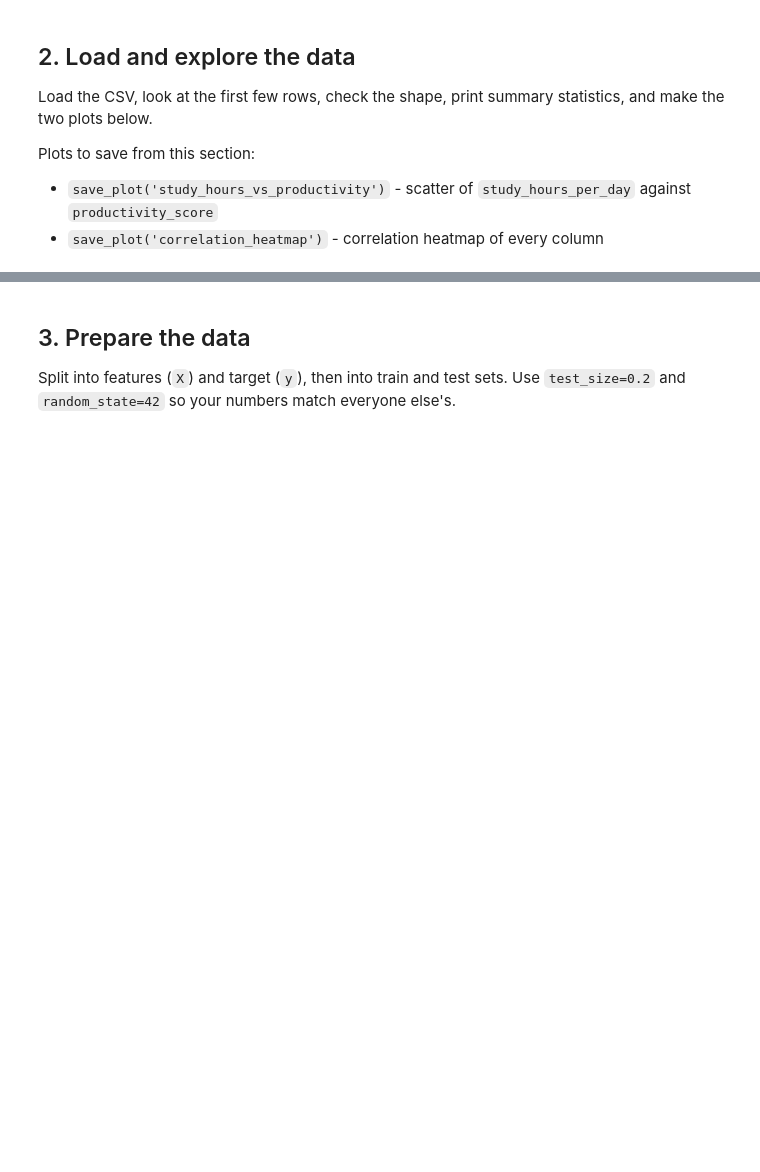
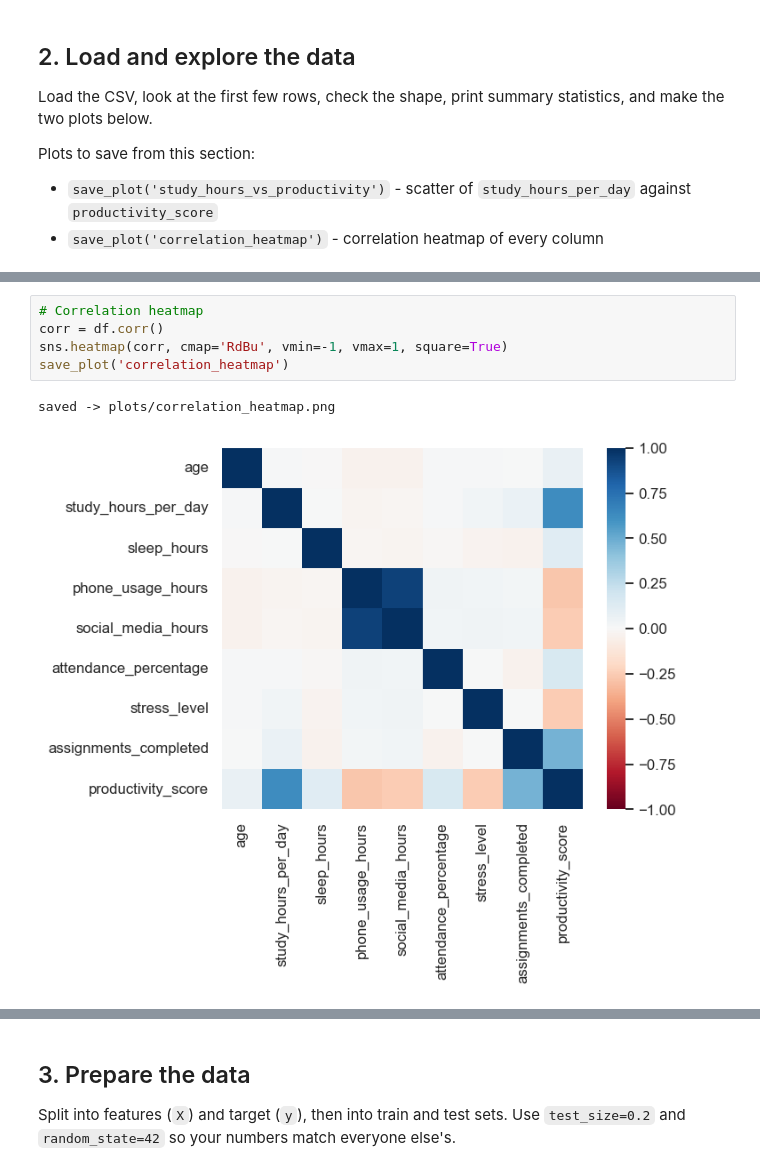
Before and after one commit to melonfruitsxoxo/scale-induction, a Jupyter notebook: starter.ipynb, the cells around one changed output, grey strips where cells are left out. Cells and saved outputs as stored; diff of their text form; blank space fills up the shorter version.

```diff
--- a/starter.ipynb
+++ b/starter.ipynb
@@ -96,0 +135,8 @@ save_plot('correlation_heatmap')
+# %%
+# Correlation heatmap
+corr = df.corr()
+sns.heatmap(corr, cmap='RdBu', vmin=-1, vmax=1, square=True)
+save_plot('correlation_heatmap')
+# %% [output]
+saved -> plots/correlation_heatmap.png
+[figure, added]
```
Also changed, not shown: parts of 39 cells of this notebook, 8 other files.
